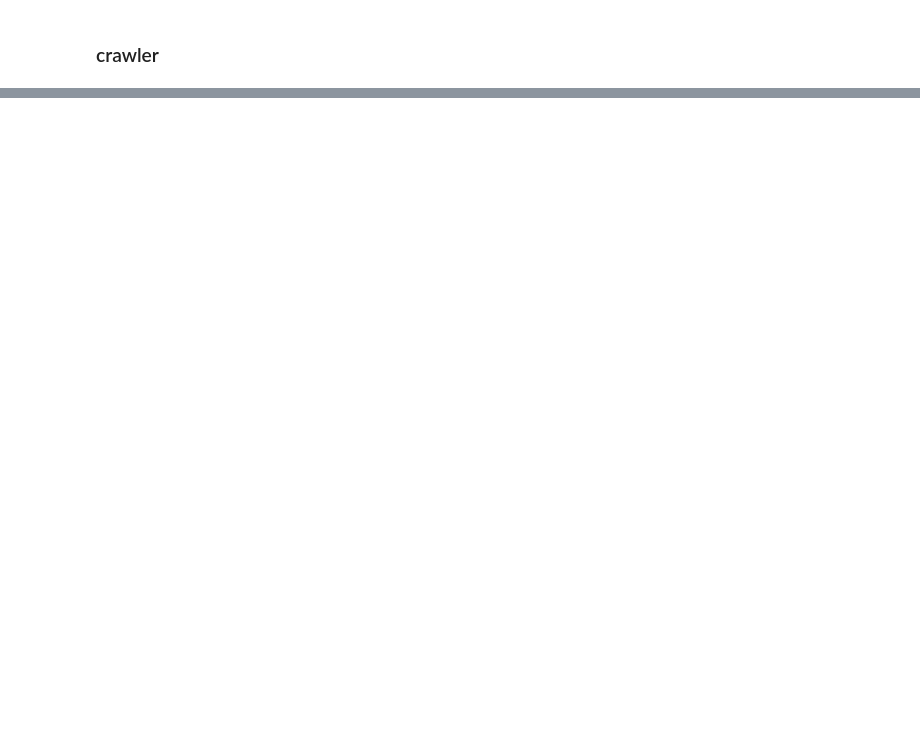
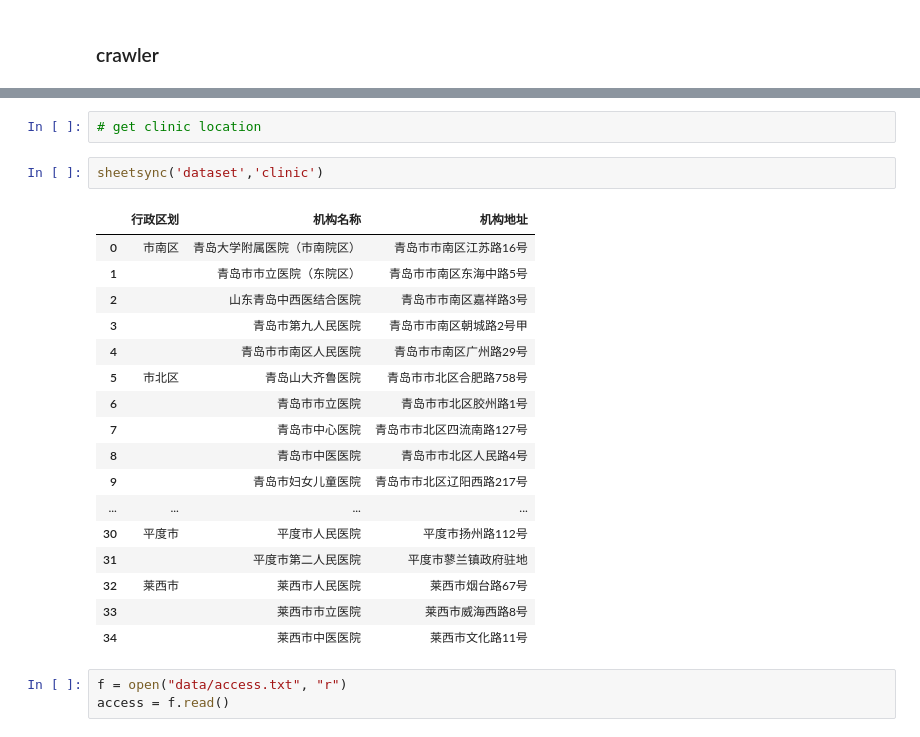
Before and after one commit to ffflora/ncov-visualization-qingdao, a Jupyter notebook: ds/preparation.ipynb, the cells around one changed output, grey strips where cells are left out. Saved outputs shown, nothing was run; the diff lists cells and outputs as text; blank space fills up the shorter version.

```diff
--- a/ds/preparation.ipynb
+++ b/ds/preparation.ipynb
@@ -147,0 +185,25 @@ res
+# %%
+# get clinic location
+# %%
+sheetsync('dataset','clinic')
+# %% [output]
+|  | 行政区划 | 机构名称 | 机构地址 |
+| 0 | 市南区 | 青岛大学附属医院（市南院区） | 青岛市市南区江苏路16号 |
+| 1 |  | 青岛市市立医院（东院区） | 青岛市市南区东海中路5号 |
+| 2 |  | 山东青岛中西医结合医院 | 青岛市市南区嘉祥路3号 |
+| 3 |  | 青岛市第九人民医院 | 青岛市市南区朝城路2号甲 |
+| 4 |  | 青岛市市南区人民医院 | 青岛市市南区广州路29号 |
+| 5 | 市北区 | 青岛山大齐鲁医院 | 青岛市市北区合肥路758号 |
+| 6 |  | 青岛市市立医院 | 青岛市市北区胶州路1号 |
+| 7 |  | 青岛市中心医院 | 青岛市市北区四流南路127号 |
+| 8 |  | 青岛市中医医院 | 青岛市市北区人民路4号 |
+| 9 |  | 青岛市妇女儿童医院 | 青岛市市北区辽阳西路217号 |
+| ... | ... | ... | ... |
+| 30 | 平度市 | 平度市人民医院 | 平度市扬州路112号 |
+| 31 |  | 平度市第二人民医院 | 平度市蓼兰镇政府驻地 |
+| 32 | 莱西市 | 莱西市人民医院 | 莱西市烟台路67号 |
+| 33 |  | 莱西市市立医院 | 莱西市威海西路8号 |
+| 34 |  | 莱西市中医医院 | 莱西市文化路11号 |
+# %%
+f = open("data/access.txt", "r")
+access = f.read()
```
Also changed, not shown: parts of 10 cells of this notebook.
